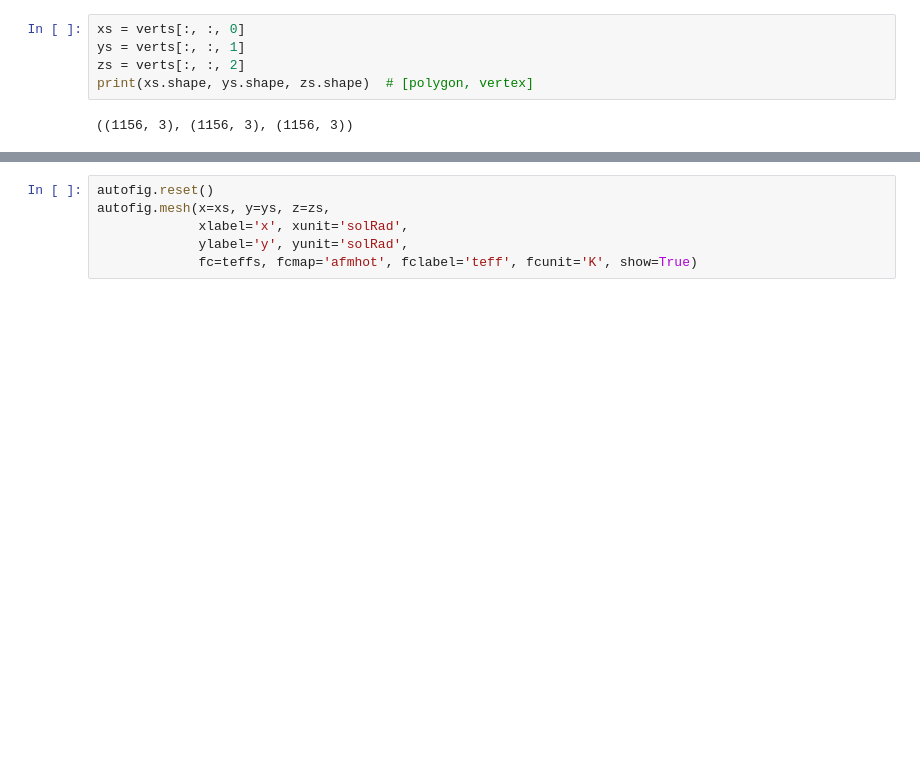
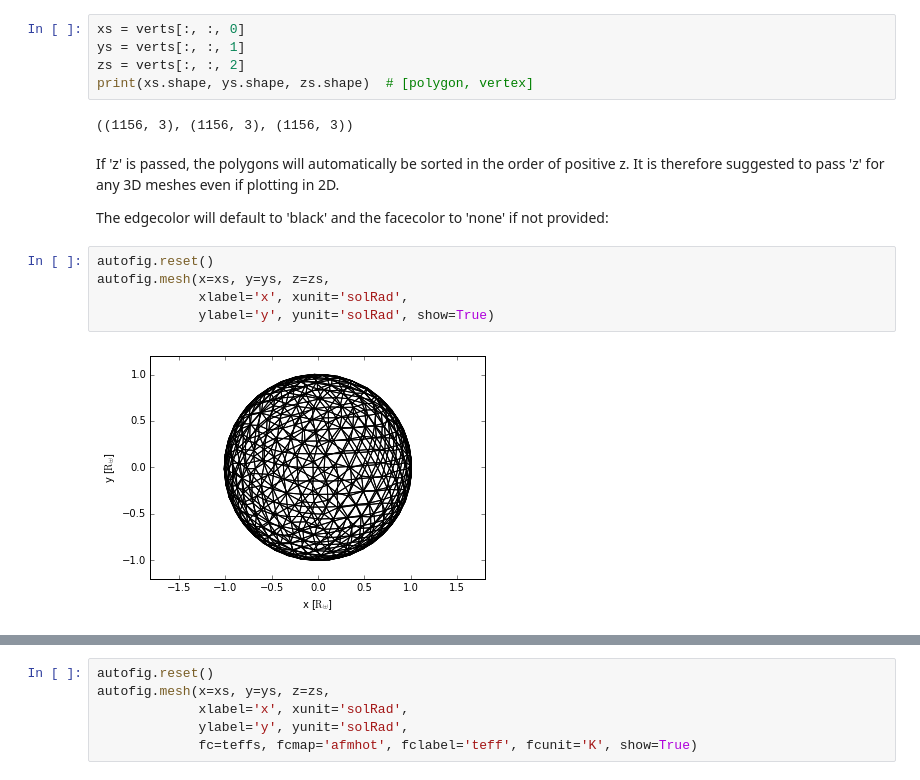
Before and after one commit to kecnry/autofig, a Jupyter notebook: examples/autofig_mesh.ipynb, the cells around one changed output, grey strips where cells are left out. Drawn from its saved outputs; the diff is of its cells as text; blank space fills up the shorter version.

```diff
--- a/examples/autofig_mesh.ipynb
+++ b/examples/autofig_mesh.ipynb
@@ -35,3 +35,14 @@ zs = verts[:, :, 2]
 print(xs.shape, ys.shape, zs.shape)  # [polygon, vertex]
 # %% [output]
 ((1156, 3), (1156, 3), (1156, 3))
+# %% [markdown]
+If 'z' is passed, the polygons will automatically be sorted in the order of positive z.  It is therefore suggested to pass 'z' for any 3D meshes even if plotting in 2D.
+
+The edgecolor will default to 'black' and the facecolor to 'none' if not provided:
+# %%
+autofig.reset()
+autofig.mesh(x=xs, y=ys, z=zs,
+             xlabel='x', xunit='solRad',
+             ylabel='y', yunit='solRad', show=True)
+# %% [output]
+[figure, added]
```
Also changed, not shown: parts of 8 cells of this notebook, 1 other file.
